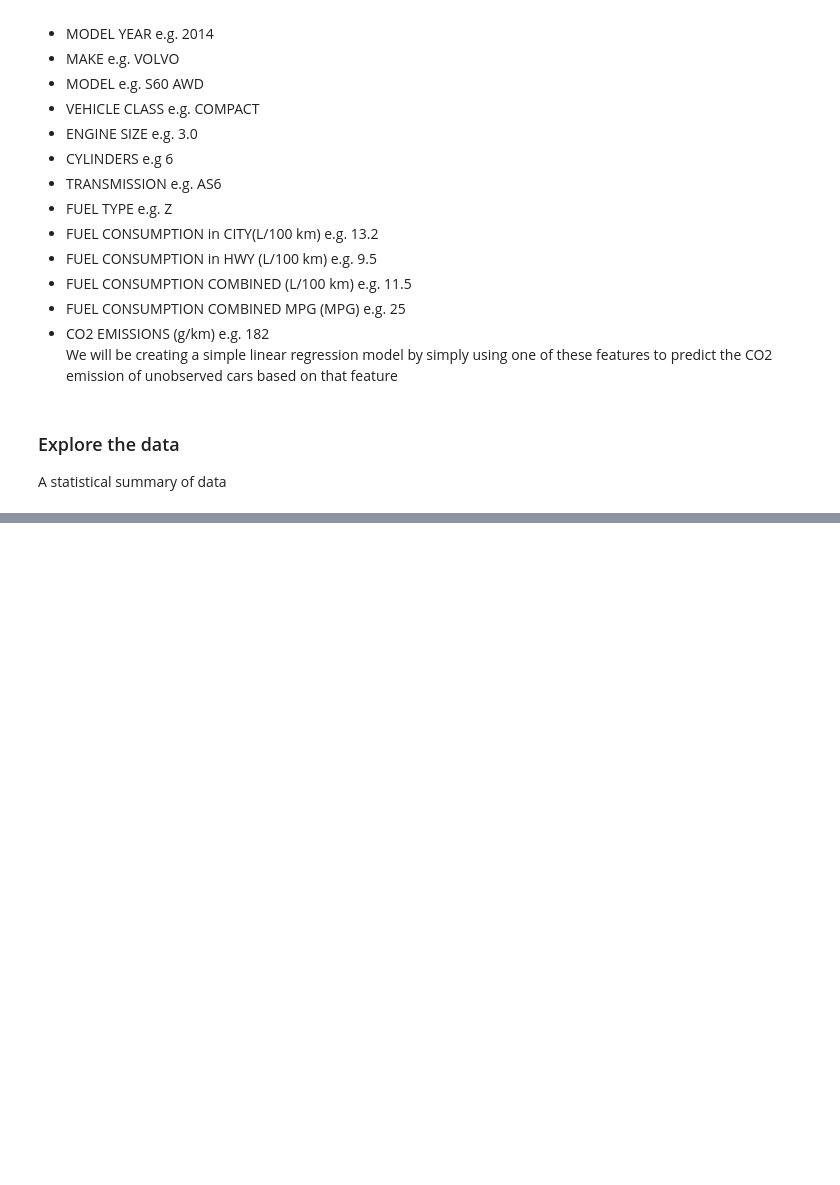
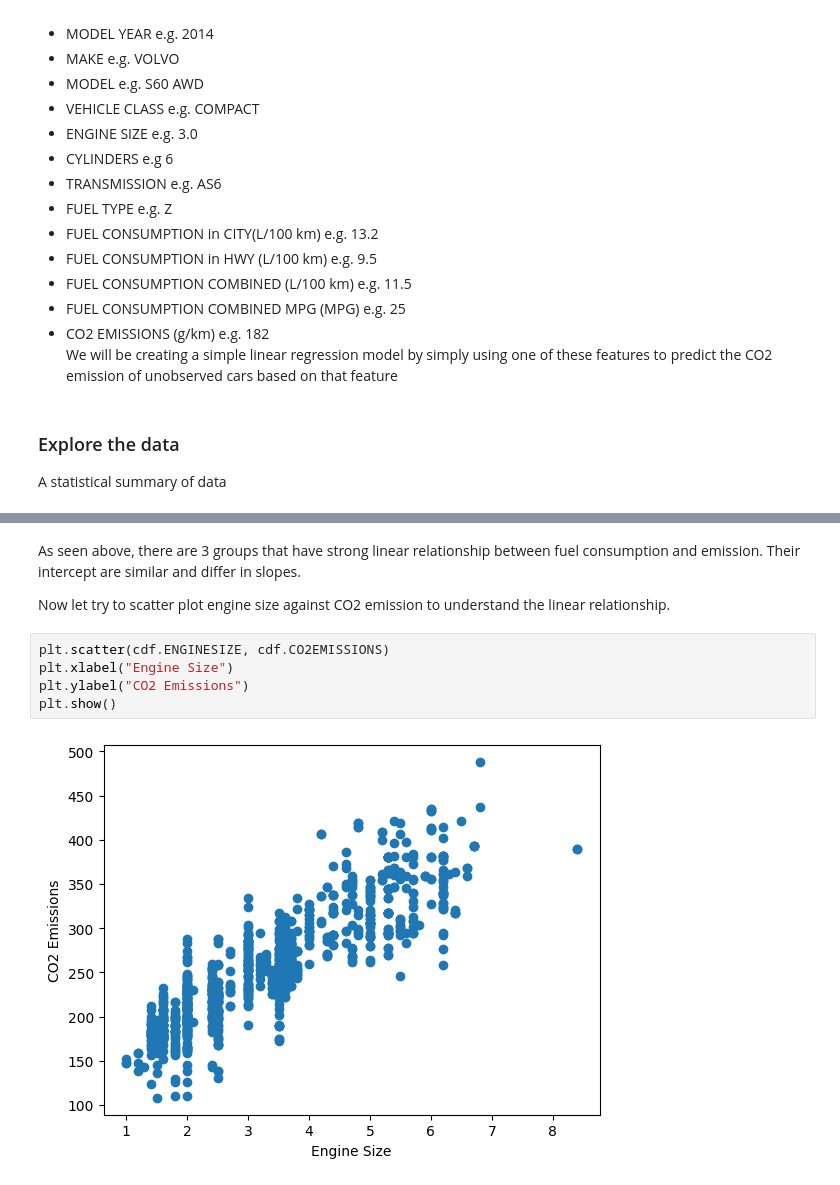
Before and after one commit to gos-apoorv/simple_linear_regression, a Jupyter notebook: linear_regression.ipynb, the cells around one changed output, grey strips where cells are left out. Saved outputs shown, nothing was run; the diff lists cells and outputs as text; blank space fills up the shorter version.

```diff
--- a/linear_regression.ipynb
+++ b/linear_regression.ipynb
@@ -83,0 +127,11 @@ df.describe()
+# %% [markdown]
+As seen above, there are 3 groups that have strong linear relationship between fuel consumption and emission. Their intercept are similar and differ in slopes.
+
+Now let try to scatter plot engine size against CO2 emission to understand the linear relationship.
+# %%
+plt.scatter(cdf.ENGINESIZE, cdf.CO2EMISSIONS)
+plt.xlabel("Engine Size")
+plt.ylabel("CO2 Emissions")
+plt.show()
+# %% [output]
+[figure, added]
```
Also changed, not shown: parts of 32 cells of this notebook.
